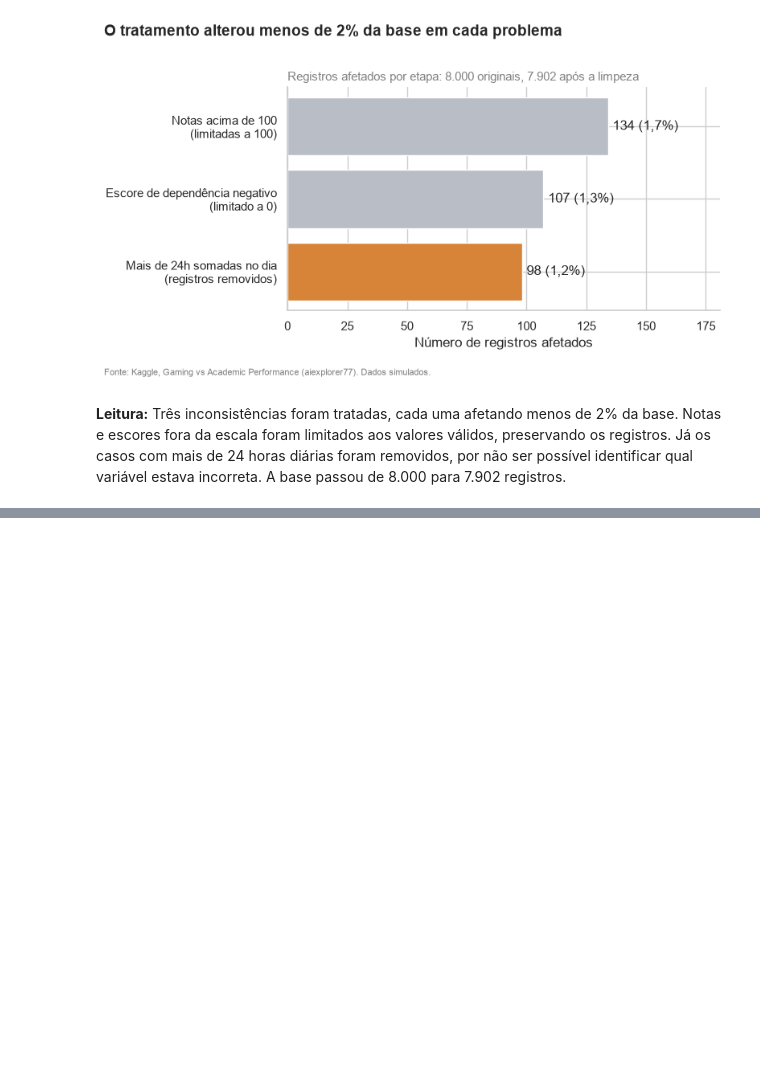
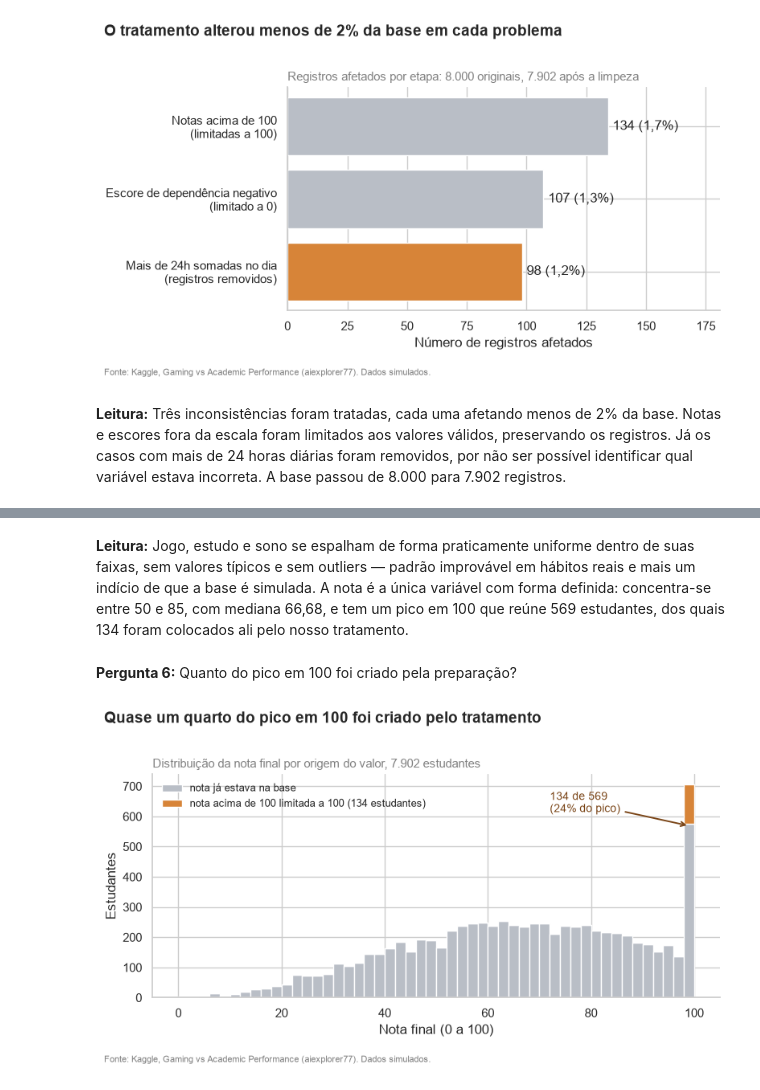
Before and after one commit to bdalpaz/abexVI-gaming-desempenho-academico, a Jupyter notebook: Analise_GrupoGamingvsAcademicPerformance.ipynb, the cells around one changed output, grey strips where cells are left out. Saved outputs shown, nothing was run; the diff lists cells and outputs as text; code cells hidden in the pictures; blank space fills up the shorter version.

```diff
--- a/Analise_GrupoGamingvsAcademicPerformance.ipynb
+++ b/Analise_GrupoGamingvsAcademicPerformance.ipynb
@@ -476,0 +790,27 @@ finalizar(ax, "O tratamento alterou menos de 2% da base em cada problema",
+# %% [markdown]
+**Leitura:** Jogo, estudo e sono se espalham de forma praticamente uniforme dentro de suas faixas, sem valores
+típicos e sem outliers — padrão improvável em hábitos reais e mais um indício de que a base é simulada. A nota é a
+única variável com forma definida: concentra-se entre 50 e 85, com mediana 66,68, e tem um pico em 100 que reúne 569
+estudantes, dos quais 134 foram colocados ali pelo nosso tratamento.
+# %% [markdown]
+**Pergunta 6:** Quanto do pico em 100 foi criado pela preparação?
+# %%
+faixas_nota = np.arange(0, 102, 2)
+nota_original = etapa2.loc[~etapa2["nota_foi_limitada"], "grades"]   # nota que o estudante já tinha
+nota_limitada = etapa2.loc[etapa2["nota_foi_limitada"], "grades"]    # nota criada pelo tratamento
+
+fig, ax = plt.subplots(figsize=(8, 4.5))
+ax.hist([nota_original, nota_limitada], bins=faixas_nota, stacked=True, color=[CINZA, DESTAQUE],
+        label=["nota já estava na base", f"nota acima de 100 limitada a 100 ({viraram_100} estudantes)"])
+ax.set_xlabel("Nota final (0 a 100)")
+ax.set_ylabel("Estudantes")
+ax.set_ylim(0, pico_final * 1.3)
+ax.legend(loc="upper left", fontsize=9, frameon=False)
+ax.annotate(f"{viraram_100} de {milhar(pico_final)}\n({viraram_100 / pico_final:.0%} do pico)",
+            xy=(99, pico_final), xytext=(72, pico_final * 1.08), fontsize=10, color="#7A4517",
+            arrowprops=dict(arrowstyle="->", color="#7A4517", lw=1.4))
+finalizar(ax, "Quase um quarto do pico em 100 foi criado pelo tratamento",
+          f"Distribuição da nota final por origem do valor, {milhar(len(df))} estudantes",
+          "av1_06_pico_100")
+# %% [output]
+[figure, added]
```
Also changed, not shown: parts of 28 cells of this notebook, 6 other files.
